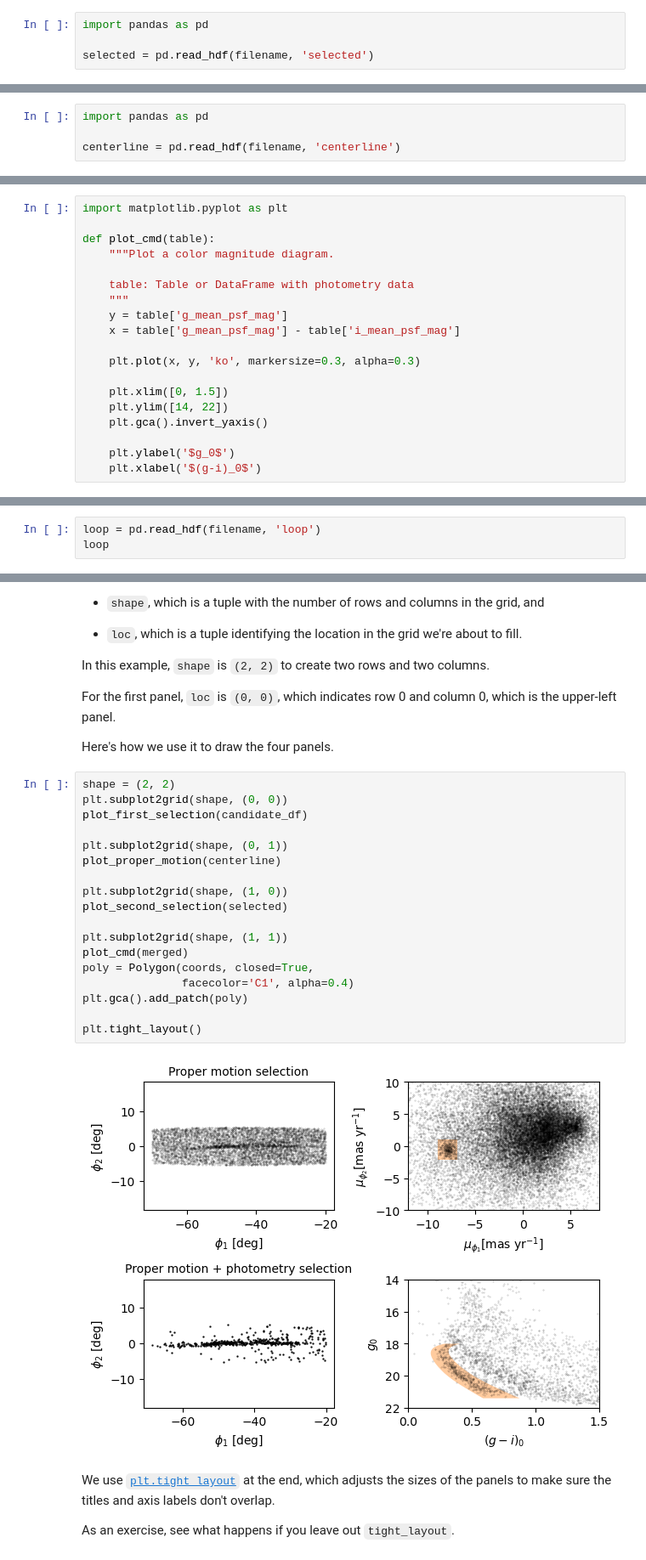
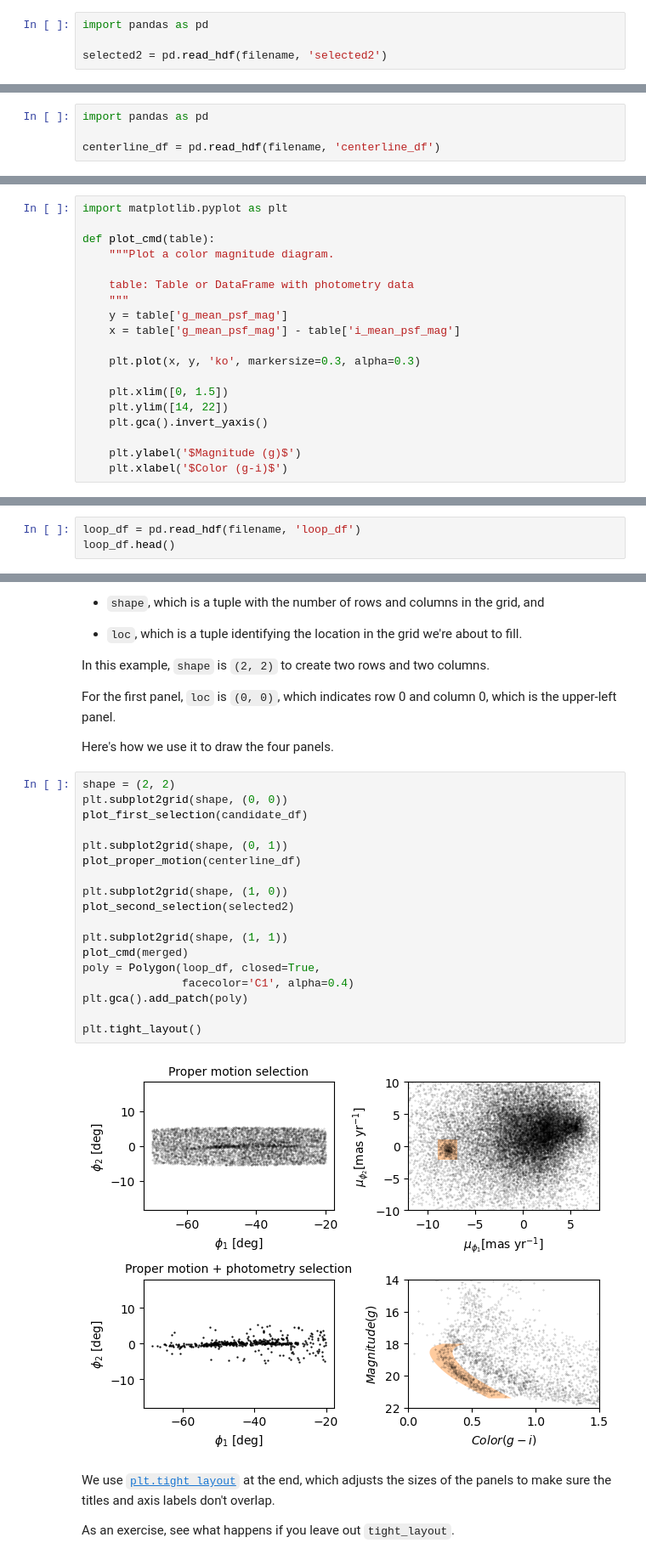
Before and after one commit to AllenDowney/AstronomicalData, a Jupyter notebook: _sources/07_plot.ipynb, the cells around one changed output, grey strips where cells are left out. Shown at 85% size. Drawn from its saved outputs; the diff is of its cells as text.

```diff
--- a/_sources/07_plot.ipynb
+++ b/_sources/07_plot.ipynb
@@ -147,7 +145,7 @@ gd1_merged.hdf5
 # %%
 import pandas as pd
 
-selected = pd.read_hdf(filename, 'selected')
+selected2 = pd.read_hdf(filename, 'selected2')
 # %%
 import matplotlib.pyplot as plt
 
@@ -393,7 +389,7 @@ gd1_dataframe.hdf5
 # %%
 import pandas as pd
 
-centerline = pd.read_hdf(filename, 'centerline')
+centerline_df = pd.read_hdf(filename, 'centerline_df')
 # %% [markdown]
 And define the coordinates of the rectangle we selected.
 # %%
@@ -518,8 +512,8 @@ def plot_cmd(table):
     plt.ylim([14, 22])
     plt.gca().invert_yaxis()
 
-    plt.ylabel('$g_0$')
-    plt.xlabel('$(g-i)_0$')
+    plt.ylabel('$Magnitude (g)$')
+    plt.xlabel('$Color (g-i)$')
 # %% [markdown]
 And here's what it looks like.
 # %%
@@ -541,6 +533,6 @@ gd1_polygon.hdf5
 # %% [markdown]
 And here's how we read it back.
 # %%
-loop = pd.read_hdf(filename, 'loop')
-loop
+loop_df = pd.read_hdf(filename, 'loop_df')
+loop_df.head()
 # %% [output]
@@ -607,23 +571,23 @@ Here's how we use it to draw the four panels.
 # %%
 shape = (2, 2)
 plt.subplot2grid(shape, (0, 0))
 plot_first_selection(candidate_df)
 
 plt.subplot2grid(shape, (0, 1))
-plot_proper_motion(centerline)
+plot_proper_motion(centerline_df)
 
 plt.subplot2grid(shape, (1, 0))
-plot_second_selection(selected)
+plot_second_selection(selected2)
 
 plt.subplot2grid(shape, (1, 1))
 plot_cmd(merged)
-poly = Polygon(coords, closed=True,
+poly = Polygon(loop_df, closed=True,
                facecolor='C1', alpha=0.4)
 plt.gca().add_patch(poly)
 
 plt.tight_layout()
 # %% [output]
-[figure, old version]
+[figure, new version]
 # %% [markdown]
 We use [`plt.tight_layout`](https://matplotlib.org/3.3.1/tutorials/intermediate/tight_layout_guide.html) at the end, which adjusts the sizes of the panels to make sure the titles and axis labels don't overlap.
 
```
Also changed, not shown: parts of 13 cells of this notebook, 34 other files.
